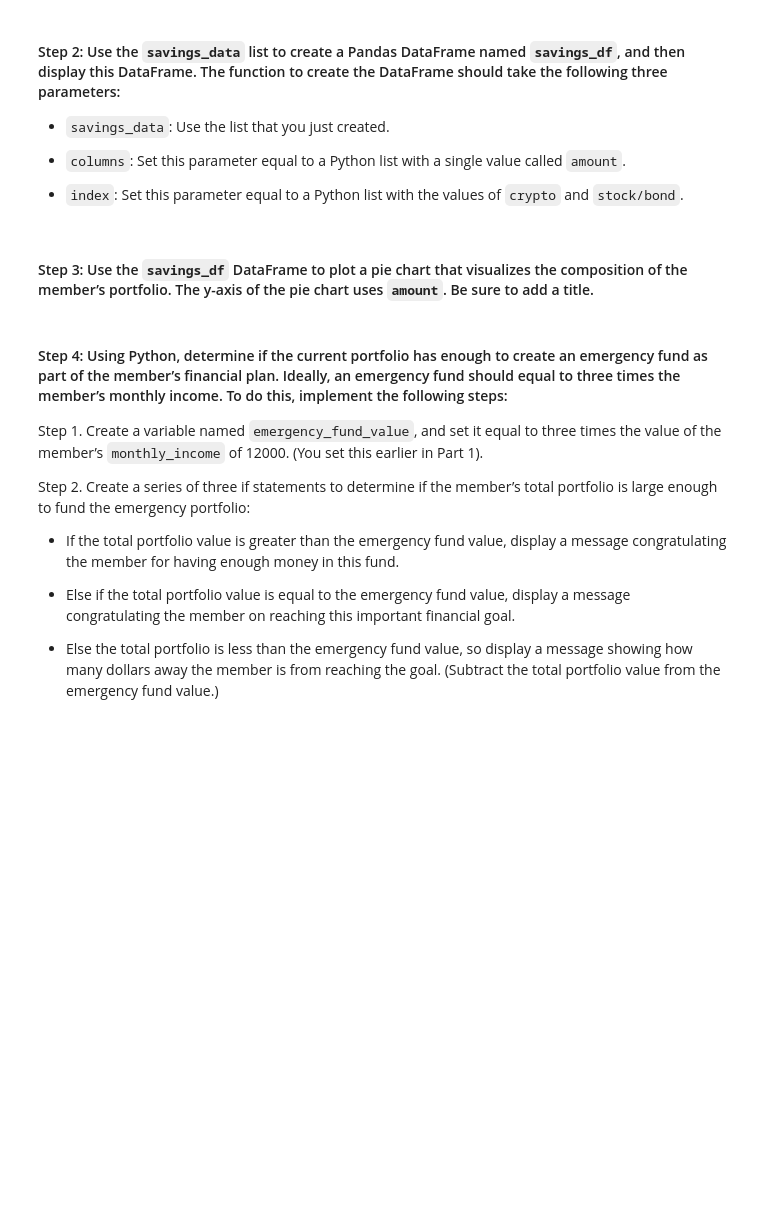
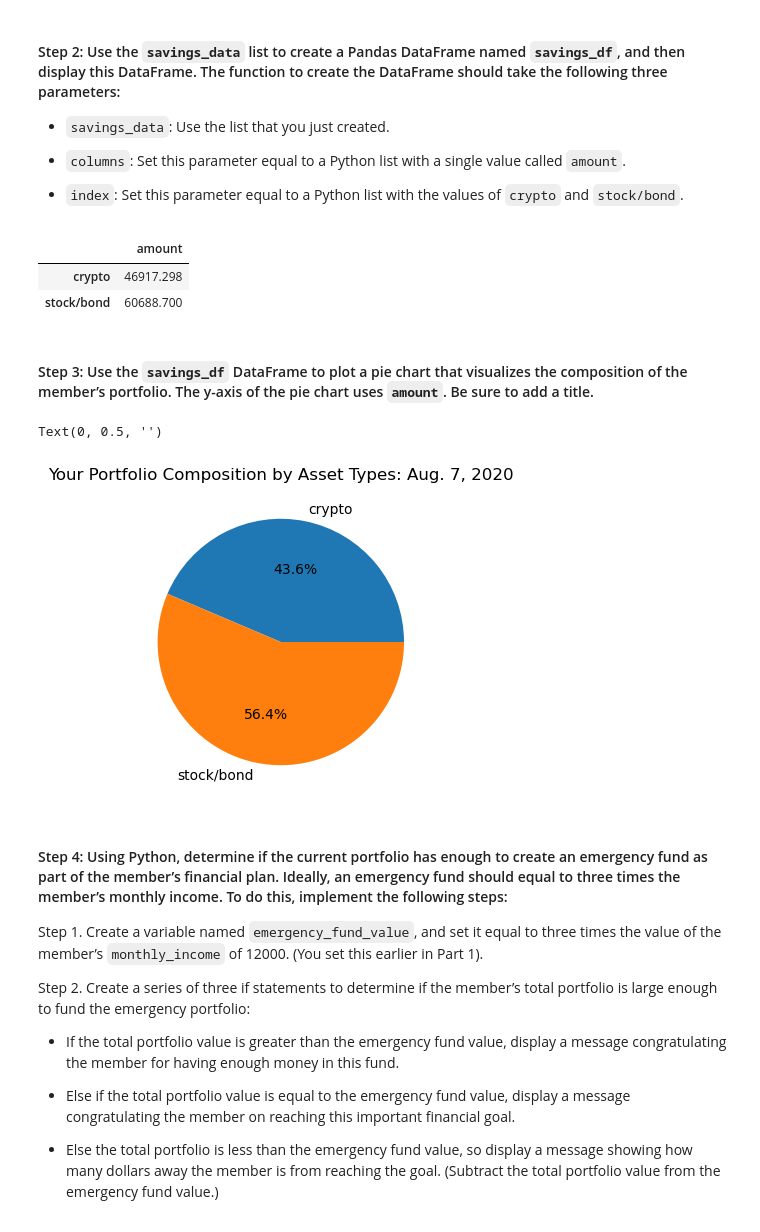
Before and after one commit to cannabbeers/05_financial_planner_prototype, a Jupyter notebook: financial_planning_tools.ipynb, the cells around one changed output. Drawn from its saved outputs; the diff is of its cells as text; code cells hidden in the pictures; blank space fills up the shorter version.

```diff
--- a/financial_planning_tools.ipynb
+++ b/financial_planning_tools.ipynb
@@ -506,7 +526,10 @@ In this section, you’ll use the valuations for the cryptocurrency wallet and f
 #### Step 1: Create a Python list named `savings_data` that has two elements. The first element contains the total value of the cryptocurrency wallet. The second element contains the total value of the stock and bond portions of the portfolio.
 # %%
 # Consolidate financial assets data into a Python list
-# YOUR CODE HERE
+savings_data = [
+    total_crypto_wallet,
+    total_stocks_bonds
+]
 
 # Review the Python list savings_data
-# YOUR CODE HERE
+savings_data
@@ -520,15 +545,38 @@ In this section, you’ll use the valuations for the cryptocurrency wallet and f
 - `index`: Set this parameter equal to a Python list with the values of `crypto` and `stock/bond`.
 # %%
 # Create a Pandas DataFrame called savings_df
-# YOUR CODE HERE
+columns = ['amount']
+
+index = ['crypto', 'stock/bond']
+
+savings_df = pd.DataFrame(
+    data=savings_data,
+    columns=columns,
+    index=index
+)
 
 # Display the savings_df DataFrame
-# YOUR CODE HERE
+display(savings_df)
+# %% [output]
+|  | amount |
+| crypto | 46917.298 |
+| stock/bond | 60688.700 |
 # %% [markdown]
 #### Step 3: Use the `savings_df` DataFrame to plot a pie chart that visualizes the composition of the member’s portfolio. The y-axis of the pie chart uses `amount`. Be sure to add a title.
 # %%
 # Plot the total value of the member's portfolio (crypto and stock/bond) in a pie chart
-# YOUR CODE HERE
+
+ax = savings_df.plot.pie(
+    y='amount',
+    figsize=(4, 4),
+    autopct='%1.1f%%',
+    legend=False,
+    title='Your Portfolio Composition by Asset Types: Aug. 7, 2020'
+)
+ax.set_ylabel('')
+# %% [output]
+Text(0, 0.5, '')
+[figure, added]
 # %% [markdown]
 #### Step 4: Using Python, determine if the current portfolio has enough to create an emergency fund as part of the member’s financial plan. Ideally, an emergency fund should equal to three times the member’s monthly income. To do this, implement the following steps:
 
```
Also changed, not shown: parts of 26 cells of this notebook, 1 other file.
